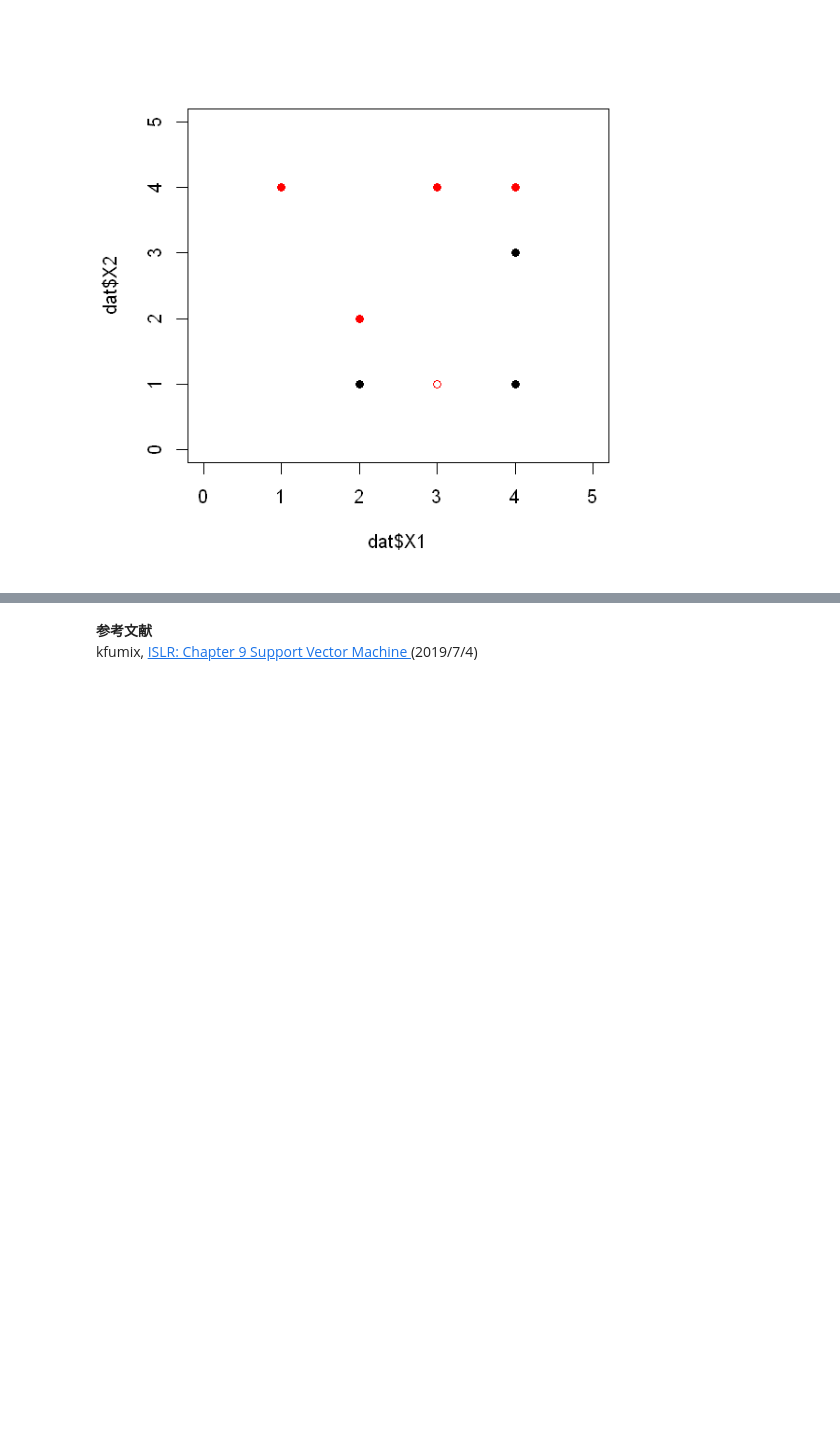
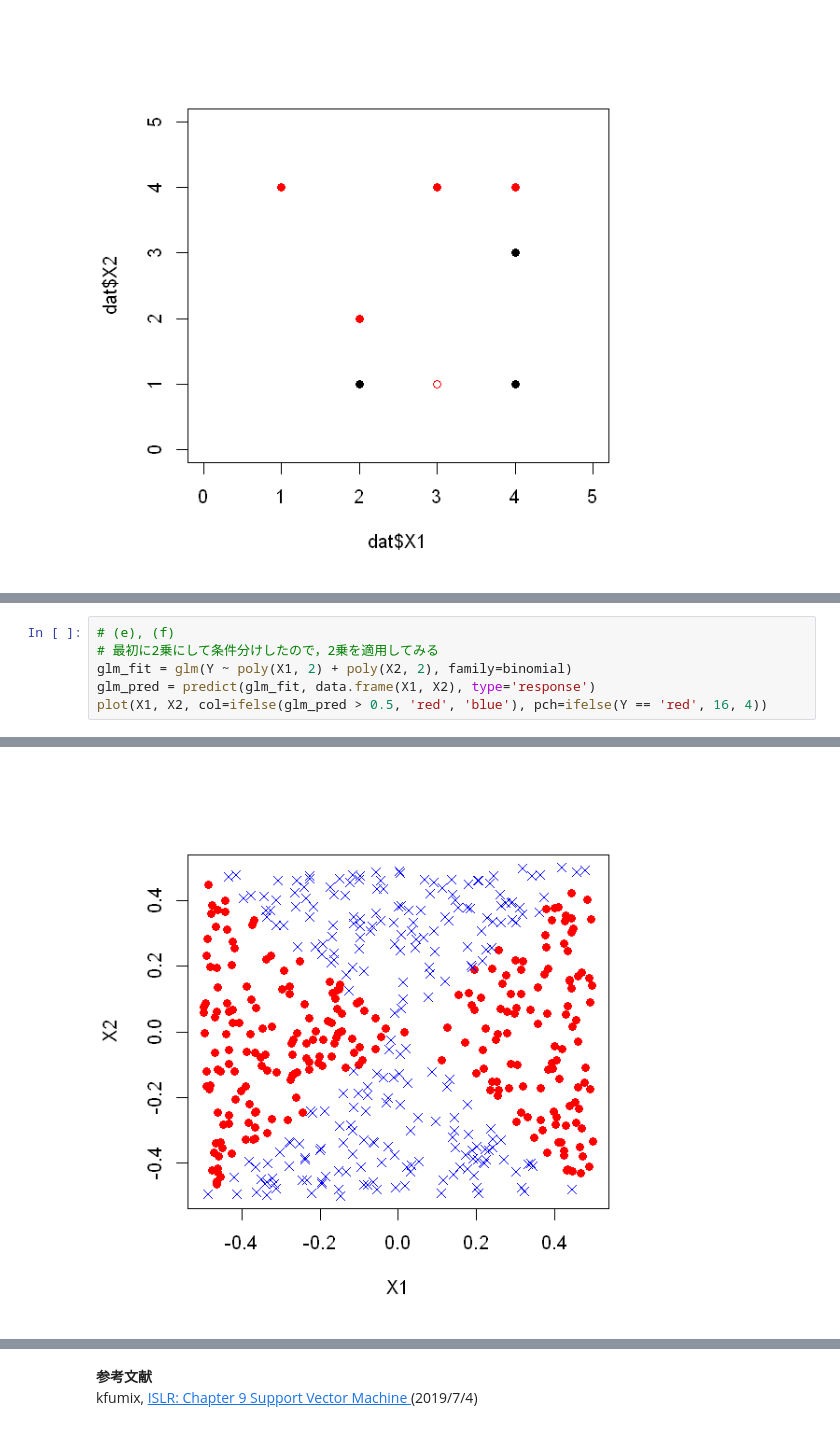
Before and after one commit to yellowmeteor/met_python.github.io, a Jupyter notebook: ISLR/9_Support_Vector_Machines.ipynb, the cells around one changed output, grey strips where cells are left out. Cells and saved outputs as stored; diff of their text form; blank space fills up the shorter version.

```diff
--- a/ISLR/9_Support_Vector_Machines.ipynb
+++ b/ISLR/9_Support_Vector_Machines.ipynb
@@ -576,0 +699,7 @@ points(c(3), c(1), col='red')
+# %%
+# (e), (f)
+# 最初に2乗にして条件分けしたので，2乗を適用してみる
+glm_fit = glm(Y ~ poly(X1, 2) + poly(X2, 2), family=binomial)
+glm_pred = predict(glm_fit, data.frame(X1, X2), type='response')
+plot(X1, X2, col=ifelse(glm_pred > 0.5, 'red', 'blue'), pch=ifelse(Y == 'red', 16, 4))
+# %% [output]
@@ -576,0 +709 @@ points(c(3), c(1), col='red')
+[figure, added]
```
Also changed, not shown: parts of 24 cells of this notebook.
